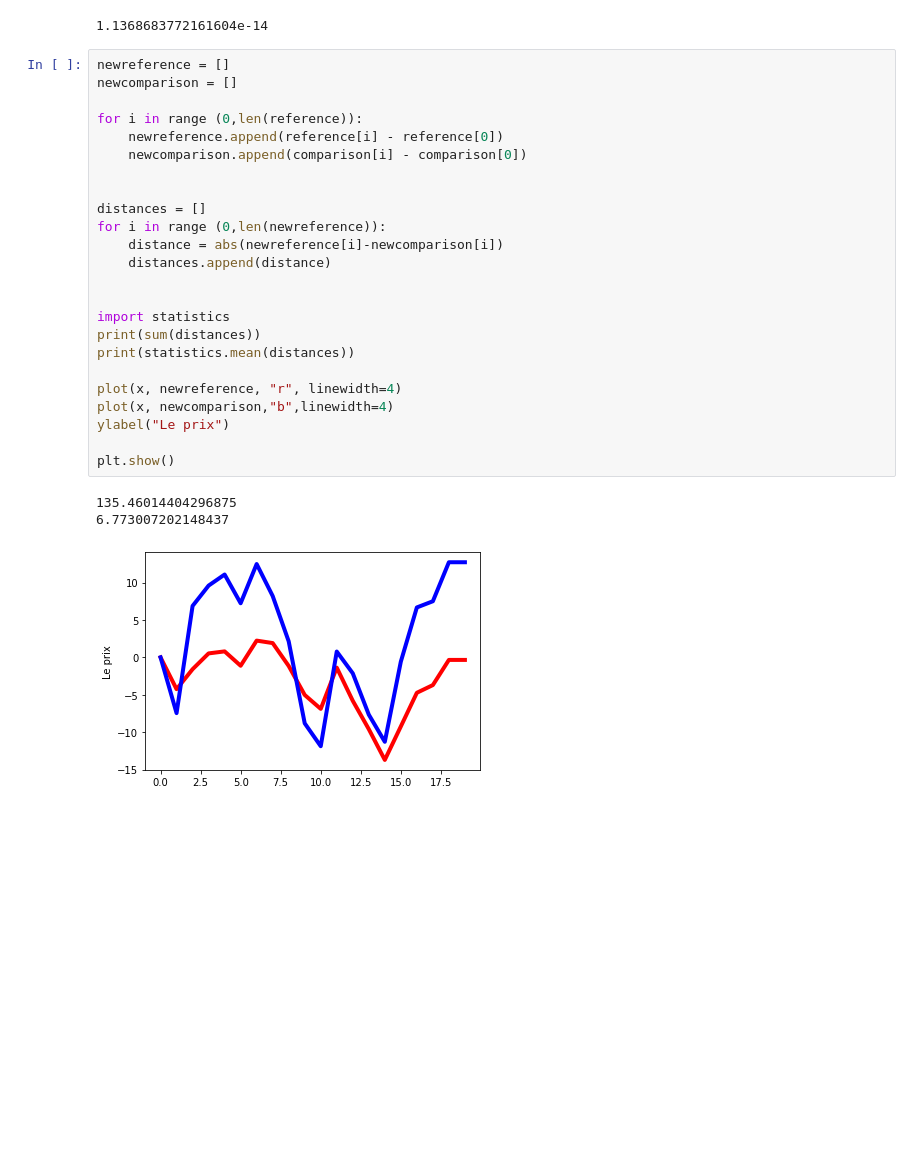
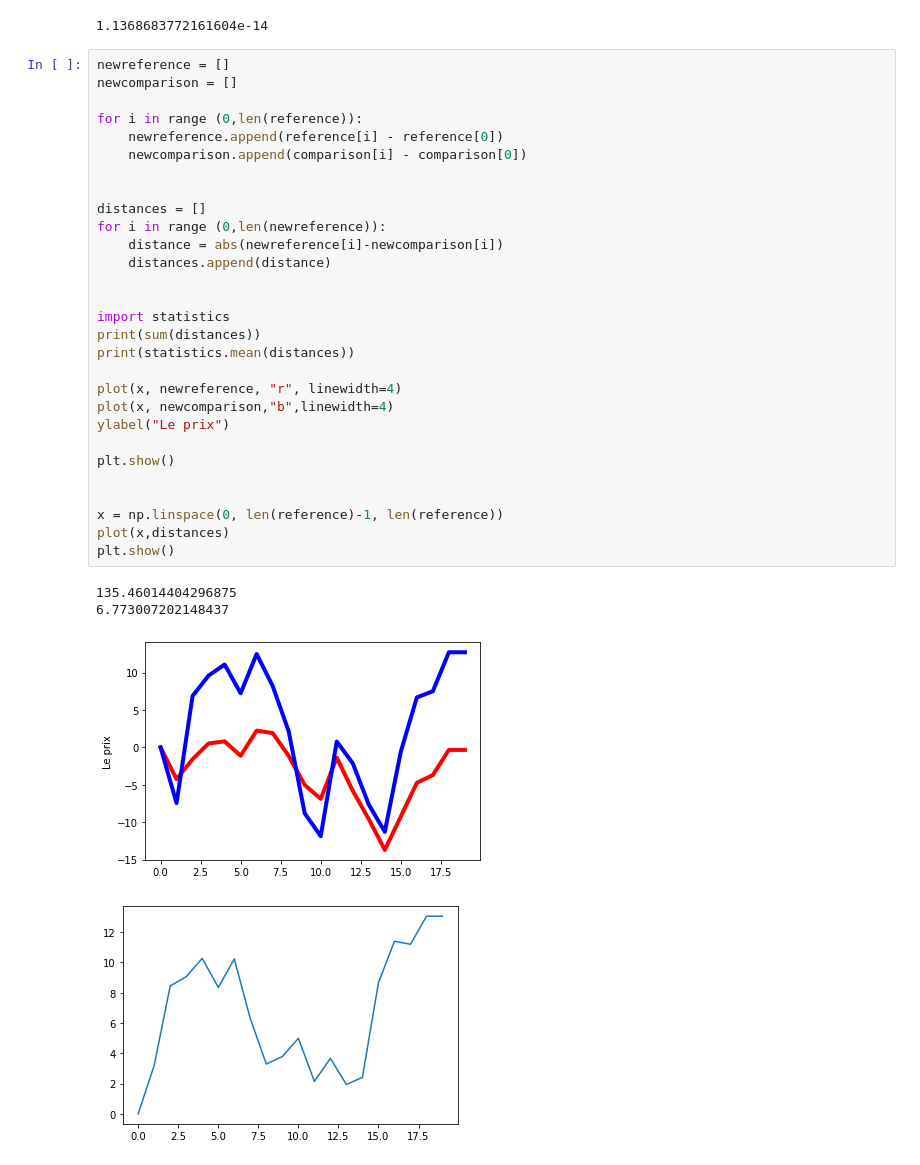
Before and after one commit to FinancialForecastingProject/StratPointparPoint, a Jupyter notebook: Stratégie point par point.ipynb, the cells around one changed output. Cells and saved outputs as stored; diff of their text form; blank space fills up the shorter version.

```diff
--- a/Stratégie point par point.ipynb
+++ b/Stratégie point par point.ipynb
@@ -116,28 +116,34 @@ print(resultat)
 # %%
 newreference = []
 newcomparison = []
 
 for i in range (0,len(reference)):
     newreference.append(reference[i] - reference[0])
     newcomparison.append(comparison[i] - comparison[0])
 
 
 distances = []
 for i in range (0,len(newreference)):
     distance = abs(newreference[i]-newcomparison[i])
     distances.append(distance)
 
 
 import statistics
 print(sum(distances))
 print(statistics.mean(distances))
 
 plot(x, newreference, "r", linewidth=4)
 plot(x, newcomparison,"b",linewidth=4)
 ylabel("Le prix")
 
 plt.show()
+
+
+x = np.linspace(0, len(reference)-1, len(reference))
+plot(x,distances)
+plt.show()
 # %% [output]
 135.46014404296875
 6.773007202148437
 [figure]
+[figure, added]
```
